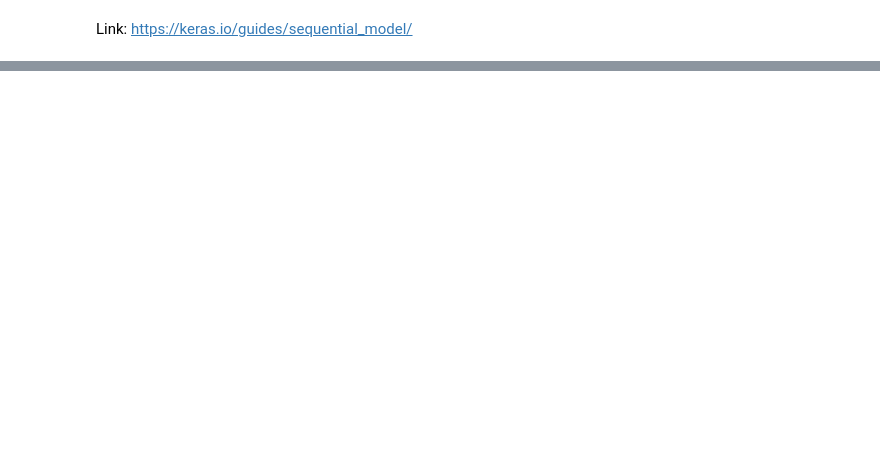
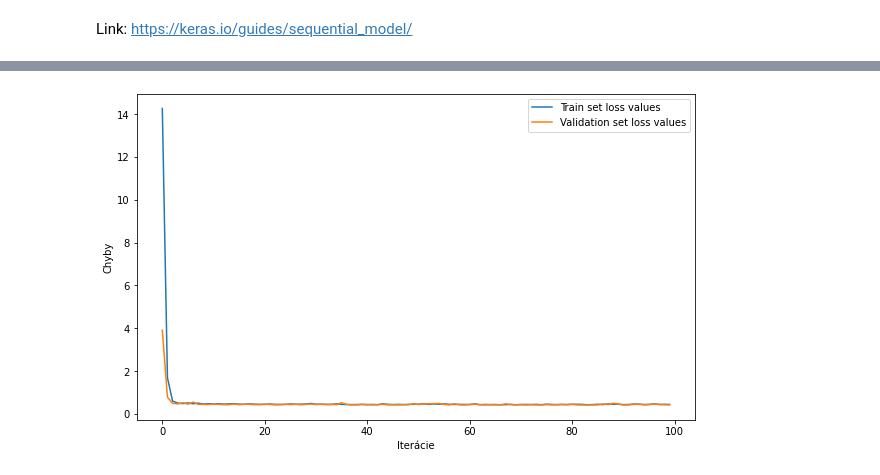
Before and after one commit to georgeob/Kalinovska_NS2021, a Jupyter notebook: Untitled8.ipynb, the cells around one changed output, grey strips where cells are left out. Cells and saved outputs as stored; diff of their text form; code cells hidden in the pictures; blank space fills up the shorter version.

```diff
--- a/Untitled8.ipynb
+++ b/Untitled8.ipynb
@@ -190,0 +198,18 @@ plt.show()
+# %%
+model_3 = Sequential([ #regularizes - berie druhé mocniny parametrov do našej funkcie celkovej straty a zváži ich o 0,01 vo funkcii straty.
+    Dense(1000, activation='relu', kernel_regularizer=regularizers.l2(0.01), input_shape=(10,)),
+    Dropout(0.3), #znamená, že neuróny v predchádzajúcej vrstve majú pravdepodobnosť 0,3 vypadnutia počas tréningu
+    Dense(1000, activation='relu', kernel_regularizer=regularizers.l2(0.01)),
+    Dropout(0.3),
+    Dense(1000, activation='relu', kernel_regularizer=regularizers.l2(0.01)),
+    Dropout(0.3),
+    Dense(1000, activation='relu', kernel_regularizer=regularizers.l2(0.01)),
+    Dropout(0.3),
+    Dense(1, activation='sigmoid', kernel_regularizer=regularizers.l2(0.01)),
+])
+model_3.compile(optimizer='adam',
+              loss='binary_crossentropy',
+              metrics=['accuracy'])
+hist_3 = model_3.fit(X_train, Y_train,
+          batch_size=32, epochs=100,
+          validation_data=(X_val, Y_val))
@@ -190,0 +234,10 @@ plt.show()
+# %%
+resizeplot(10,6)
+plt.plot(hist_3.history['loss'], label='Train set loss values')
+plt.plot(hist_3.history['val_loss'], label='Validation set loss values')
+plt.ylabel('Chyby')
+plt.xlabel('Iterácie')
+plt.legend(loc='upper right')
+plt.show()
+# %% [output]
+[figure, added]
```
Also changed, not shown: parts of 8 cells of this notebook.
